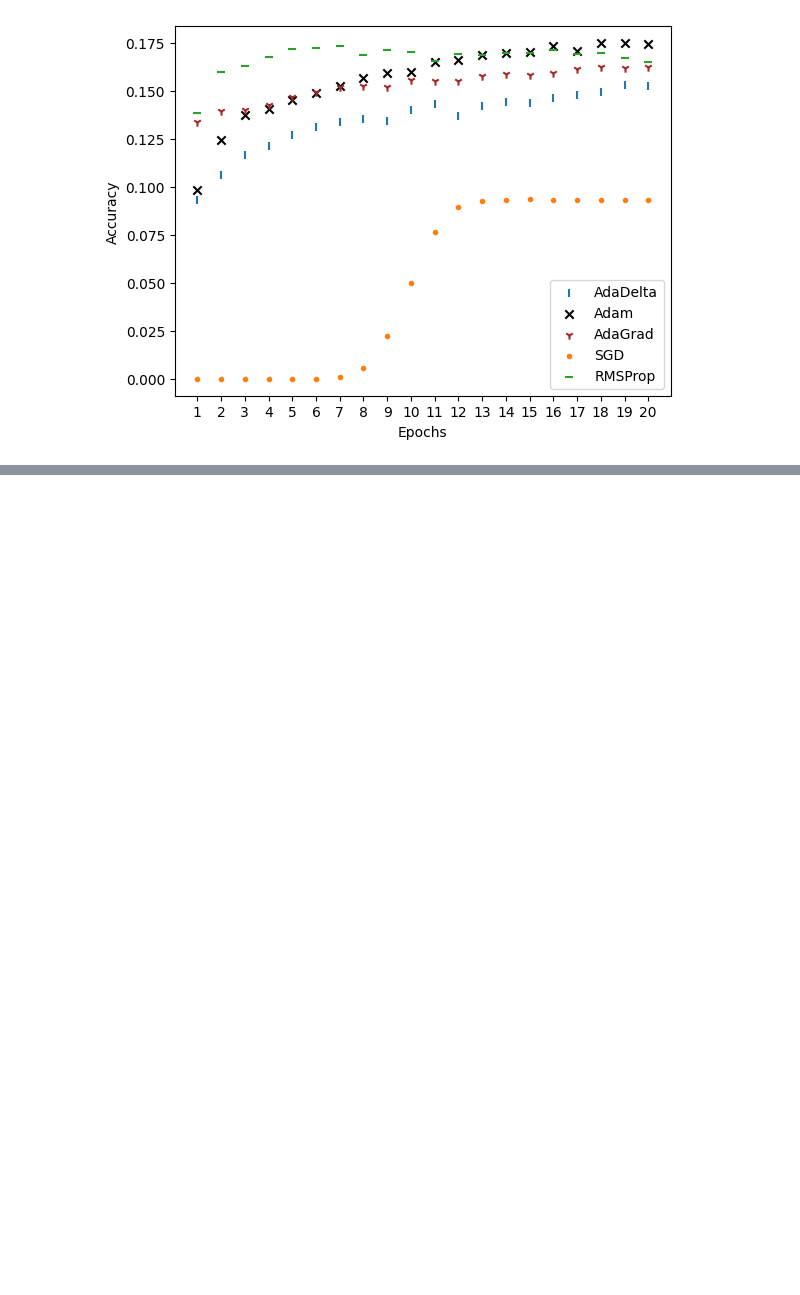
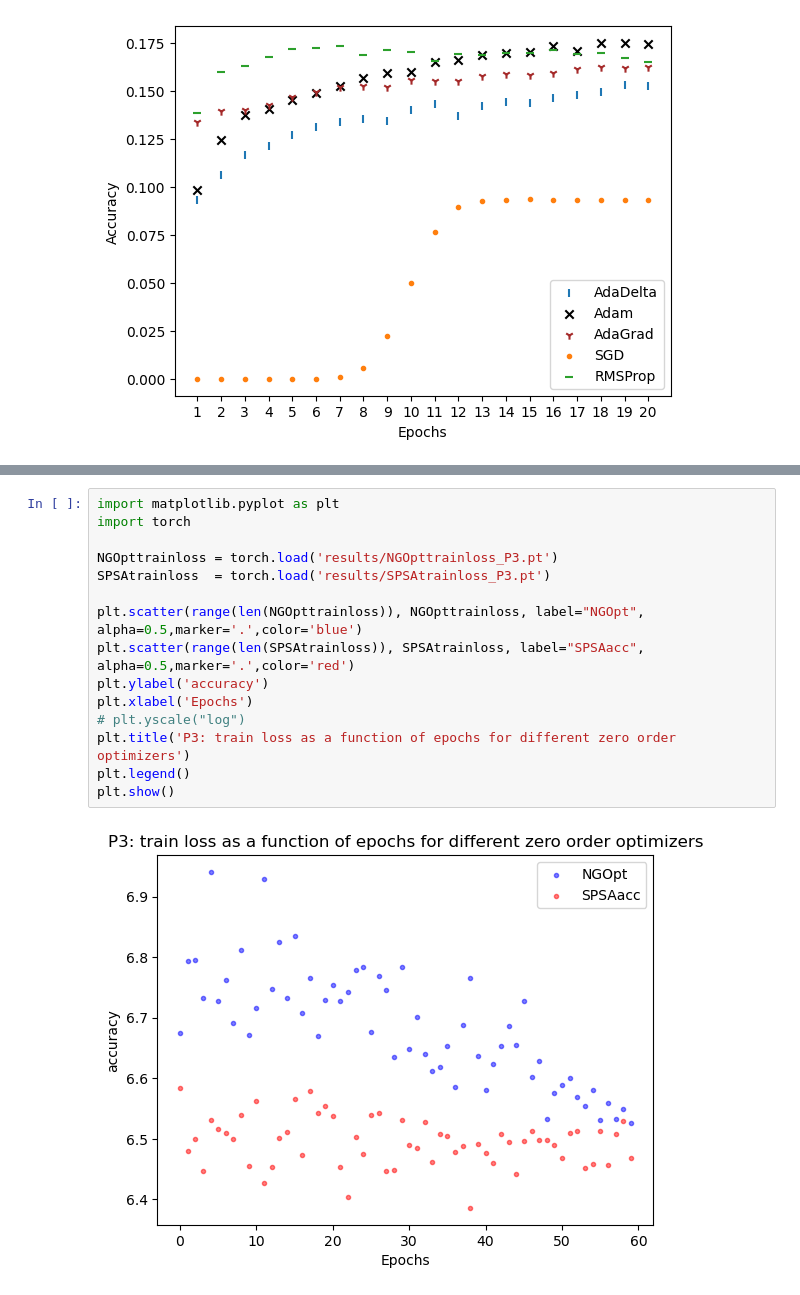
Before and after one commit to mina-tang/Opti_ML_Project, a Jupyter notebook: generate_graph.ipynb, the cells around one changed output, grey strips where cells are left out. Cells and saved outputs as stored; diff of their text form; blank space fills up the shorter version.

```diff
--- a/generate_graph.ipynb
+++ b/generate_graph.ipynb
@@ -172,0 +207,17 @@ plt.show()
+# %%
+import matplotlib.pyplot as plt
+import torch
+
+NGOpttrainloss = torch.load('results/NGOpttrainloss_P3.pt')
+SPSAtrainloss  = torch.load('results/SPSAtrainloss_P3.pt')
+
+plt.scatter(range(len(NGOpttrainloss)), NGOpttrainloss, label="NGOpt", alpha=0.5,marker='.',color='blue')
+plt.scatter(range(len(SPSAtrainloss)), SPSAtrainloss, label="SPSAacc", alpha=0.5,marker='.',color='red')
+plt.ylabel('accuracy')
+plt.xlabel('Epochs')
+# plt.yscale("log")
+plt.title('P3: train loss as a function of epochs for different zero order optimizers')
+plt.legend()
+plt.show()
+# %% [output]
+[figure, added]
```
Also changed, not shown: parts of 3 cells of this notebook.
